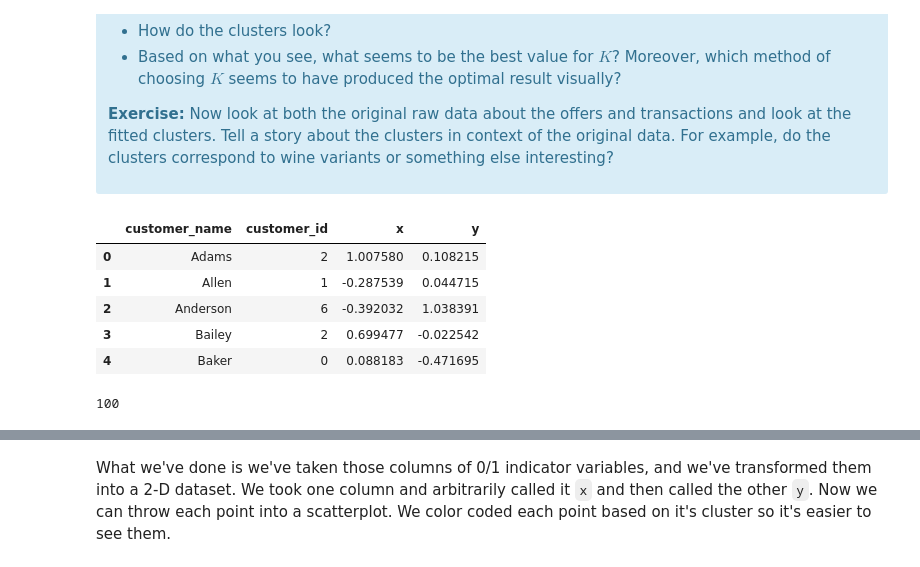
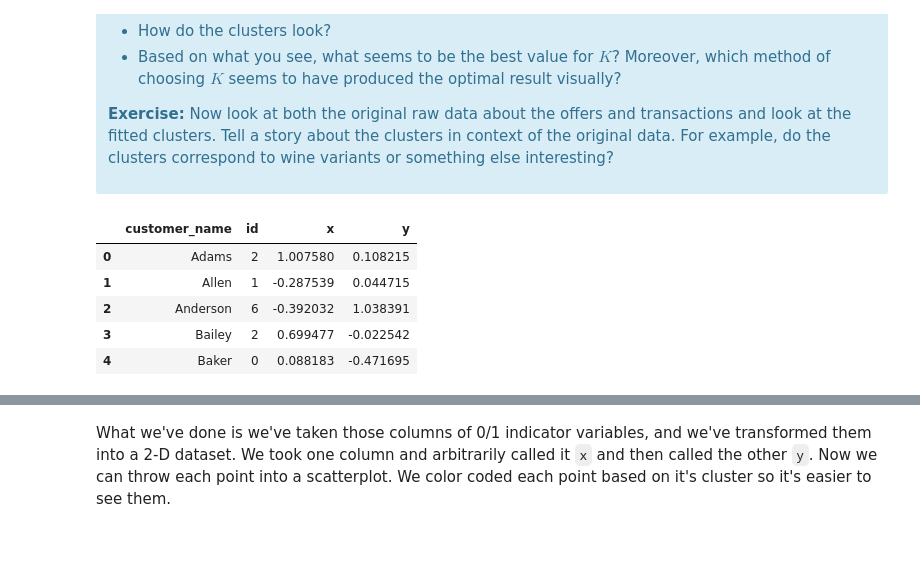
Before and after one commit to ghopping/Data_Science_Career_Track, a Jupyter notebook: clustering/Mini_Project_Clustering.ipynb, the cells around one changed output, grey strips where cells are left out. Drawn from its saved outputs; the diff is of its cells as text; code cells hidden in the pictures.

```diff
--- a/clustering/Mini_Project_Clustering.ipynb
+++ b/clustering/Mini_Project_Clustering.ipynb
@@ -339,27 +339,22 @@ This is only one use of PCA for dimension reduction. We can also use PCA when we
 # %%
 from sklearn.decomposition import PCA
 #generate list of customer names - make assumption that names are unique. combined_df had names
-# as index, so wer alphabetical. Must do same here.
+# as index, so were alphabetical. Must do same here.
 customer_name = np.sort(df_transactions.customer_name.unique()) # len = 100
 #from before, array is the KMeans clustering
 customer_id = model.labels_ # len = 100
 #perform the PCA
 pca = PCA(n_components=2)
 pca_xy = pca.fit_transform(x_cols)
 x = pca_xy[:,0]
 y = pca_xy[:,1]
 #generate dataframe
-pca_df = pd.DataFrame({'customer_name':customer_name, 'customer_id':customer_id, 'x':x, 'y':y})
+pca_df = pd.DataFrame({'customer_name':customer_name, 'id':customer_id, 'x':x, 'y':y})
 pca_df.head()
 # %% [output]
-|  | customer_name | customer_id | x | y |
+|  | customer_name | id | x | y |
 | 0 | Adams | 2 | 1.007580 | 0.108215 |
 | 1 | Allen | 1 | -0.287539 | 0.044715 |
 | 2 | Anderson | 6 | -0.392032 | 1.038391 |
 | 3 | Bailey | 2 | 0.699477 | -0.022542 |
 | 4 | Baker | 0 | 0.088183 | -0.471695 |
-# %%
-#                             #TESTING#
-len(customer_name)
-# %% [output]
-100
```
Also changed, not shown: parts of 11 cells of this notebook.
